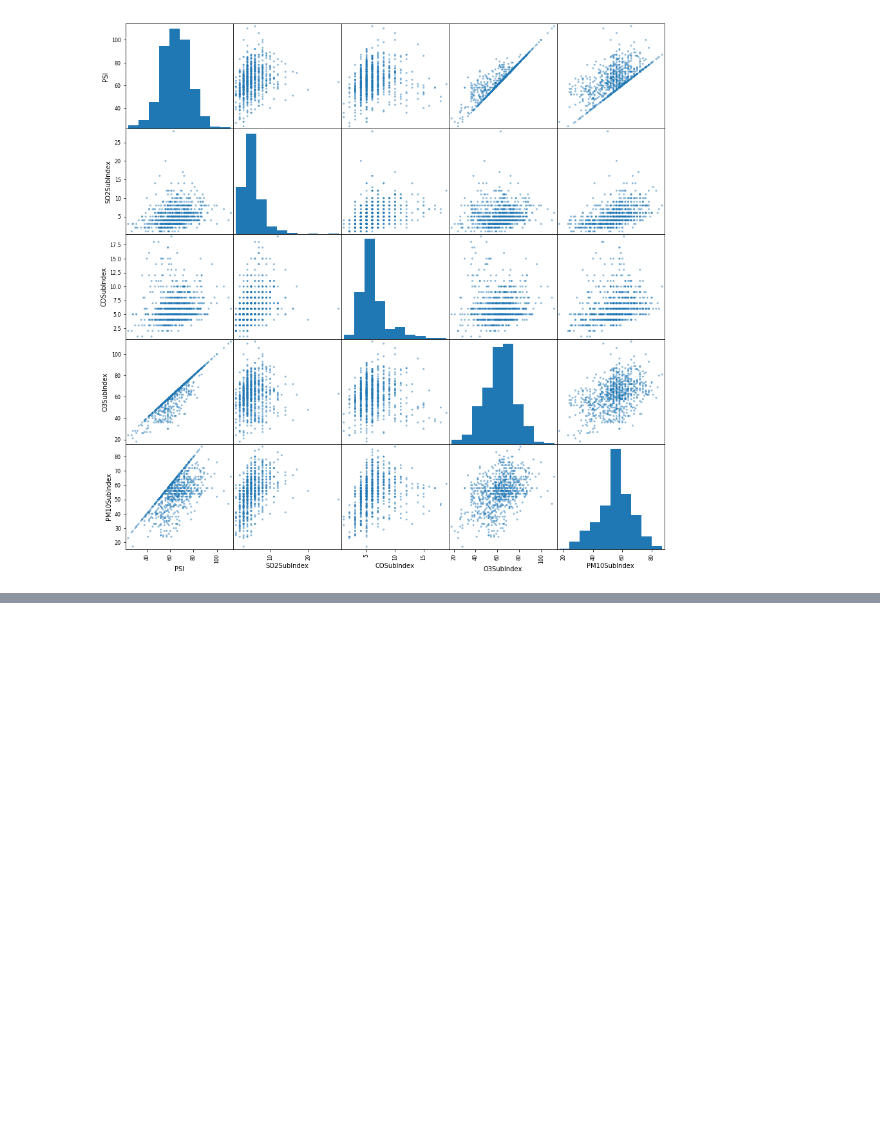
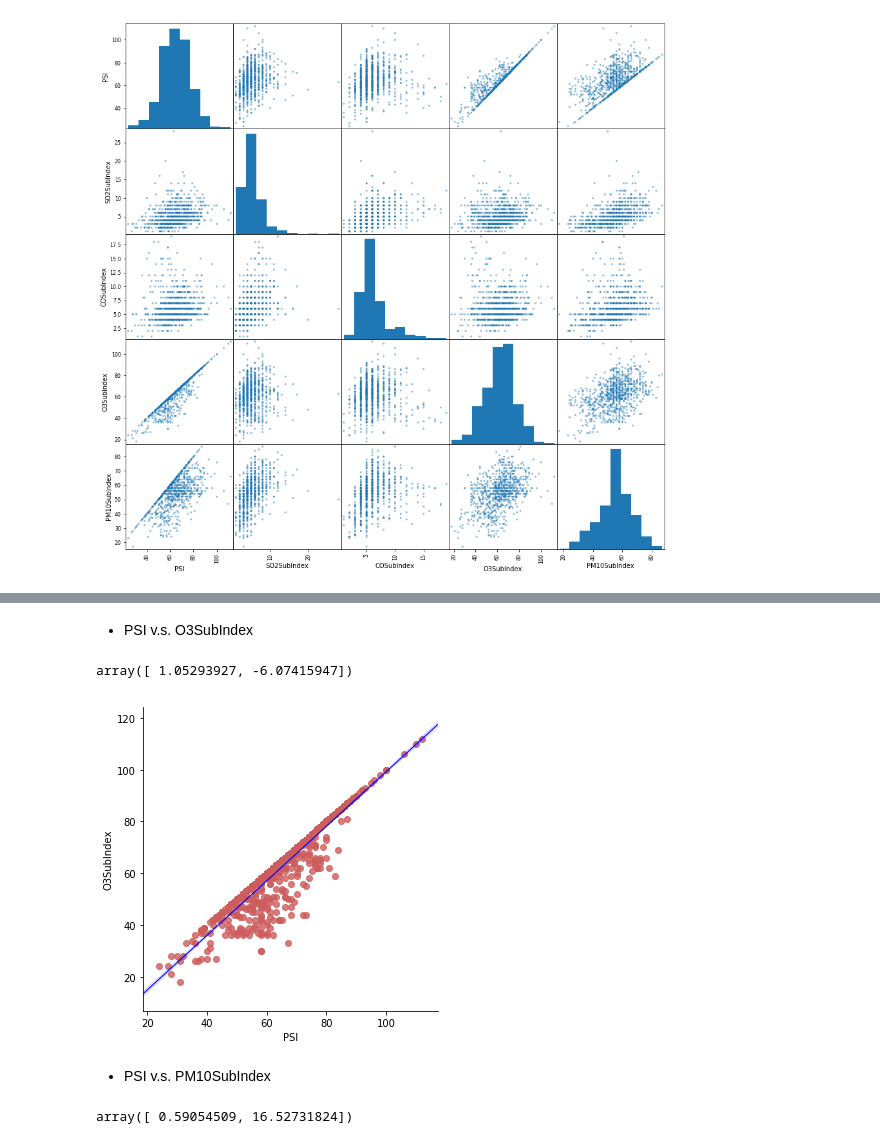
Before and after one commit to KungRayHo/python_project, a Jupyter notebook: [python] week_9/AQXDaily.ipynb, the cells around one changed output, grey strips where cells are left out. Saved outputs shown, nothing was run; the diff lists cells and outputs as text; code cells hidden in the pictures; blank space fills up the shorter version.

```diff
--- a/[python] week_9/AQXDaily.ipynb
+++ b/[python] week_9/AQXDaily.ipynb
@@ -73,0 +125,20 @@ Ttest_1sampResult(statistic=56.64167274303722, pvalue=1.7055161301120405e-285)
+# %% [markdown]
+* PSI  v.s. O3SubIndex
+# %%
+np.polyfit(AQXDaily['PSI'],AQXDaily['O3SubIndex'],deg=1)
+# %% [output]
+array([ 1.05293927, -6.07415947])
+# %%
+import seaborn as sns
+
+sns.lmplot('PSI', 'O3SubIndex', AQXDaily,
+           scatter_kws={"marker": "o", "color": "indianred"},
+           line_kws={"linewidth": 1, "color": "blue"});
+# %% [output]
+[figure, added]
+# %% [markdown]
+* PSI  v.s.  PM10SubIndex
+# %%
+np.polyfit(AQXDaily['PSI'],AQXDaily['PM10SubIndex'],deg=1)
+# %% [output]
+array([ 0.59054509, 16.52731824])
```
Also changed, not shown: parts of 23 cells of this notebook.
